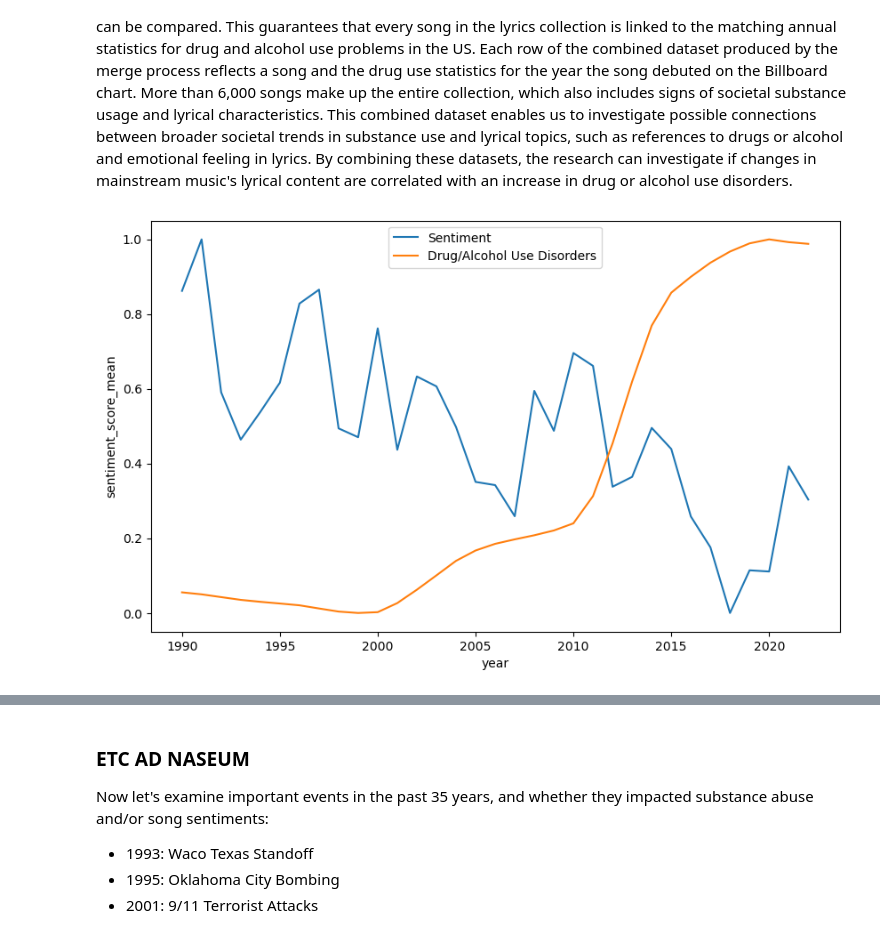
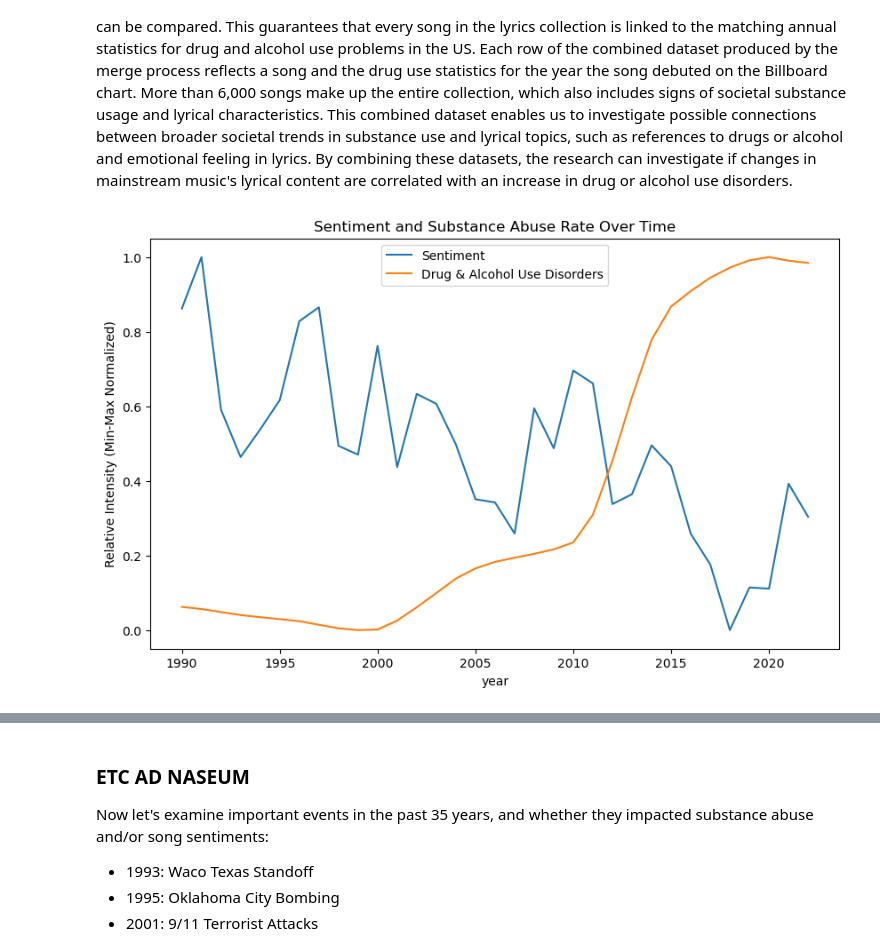
Before and after one commit to COGS108/Group104_WI26, a Jupyter notebook: 03-FinalProject.ipynb, the cells around one changed output, grey strips where cells are left out. Drawn from its saved outputs; the diff is of its cells as text; code cells hidden in the pictures.

Commit message:
Label visuals

```diff
--- a/03-FinalProject.ipynb
+++ b/03-FinalProject.ipynb
@@ -311,18 +312,19 @@ More than 6,000 songs make up the entire collection, which also includes signs o
 # %%
 import seaborn as sns
 from sklearn.preprocessing import MinMaxScaler
 
 scaler = MinMaxScaler()
 merged['drug_and_alc'] = merged['alcohol'] + merged['drugs']
 scale_cols = ['sentiment_score_mean','drug_and_alc', 'alcohol', 'drugs', 'alc_mentions_mean','drug_mentions_mean']
 merged[scale_cols] = scaler.fit_transform(
     merged[scale_cols])
 plt.figure(figsize=(10,6))
 
 sns.lineplot(data=merged, x='year', y='sentiment_score_mean', label='Sentiment')
-sns.lineplot(data=merged, x='year', y='drug_and_alc', label='Drug/Alcohol Use Disorders')
-
+sns.lineplot(data=merged, x='year', y='drug_and_alc', label='Drug & Alcohol Use Disorders')
+plt.title('Sentiment and Substance Abuse Rate Over Time')
+plt.ylabel('Relative Intensity (Min-Max Normalized)')
 plt.legend()
 plt.show()
 # %% [output]
-[figure, old version]
+[figure, new version]
```
Also changed, not shown: parts of 3 cells of this notebook.
